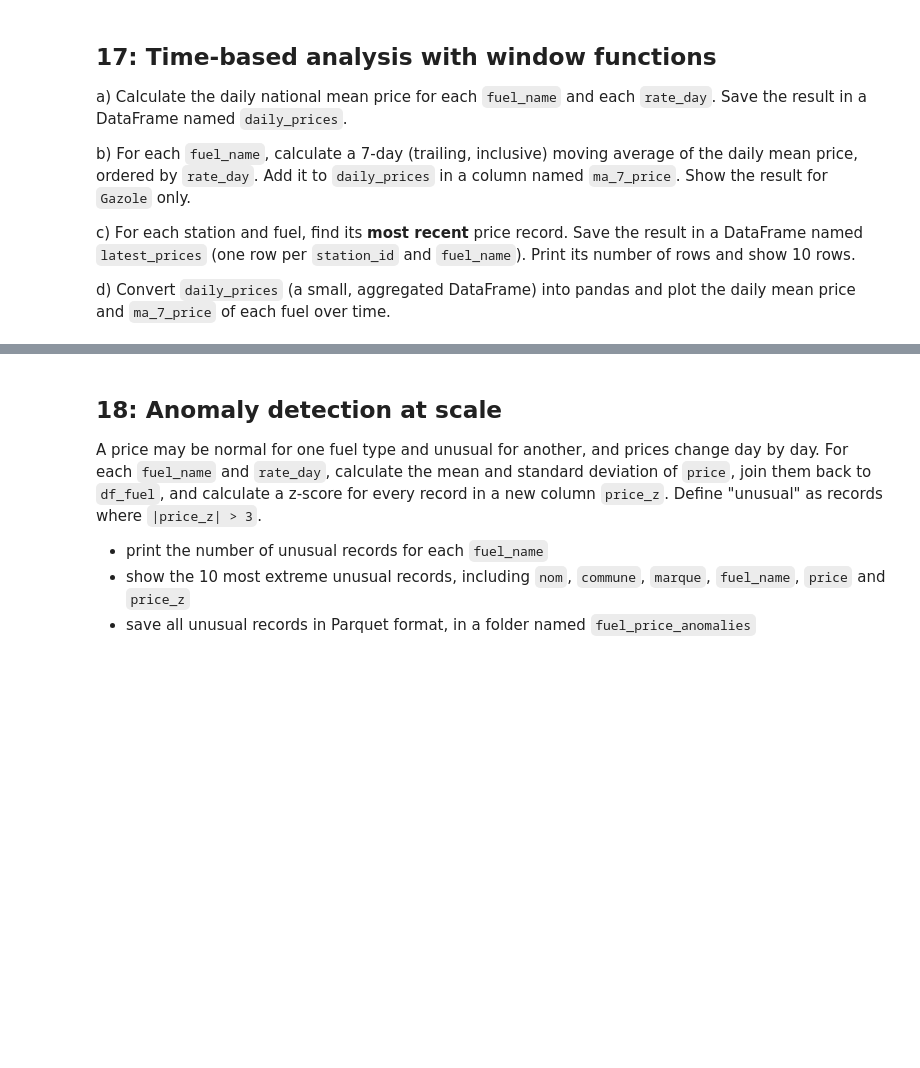
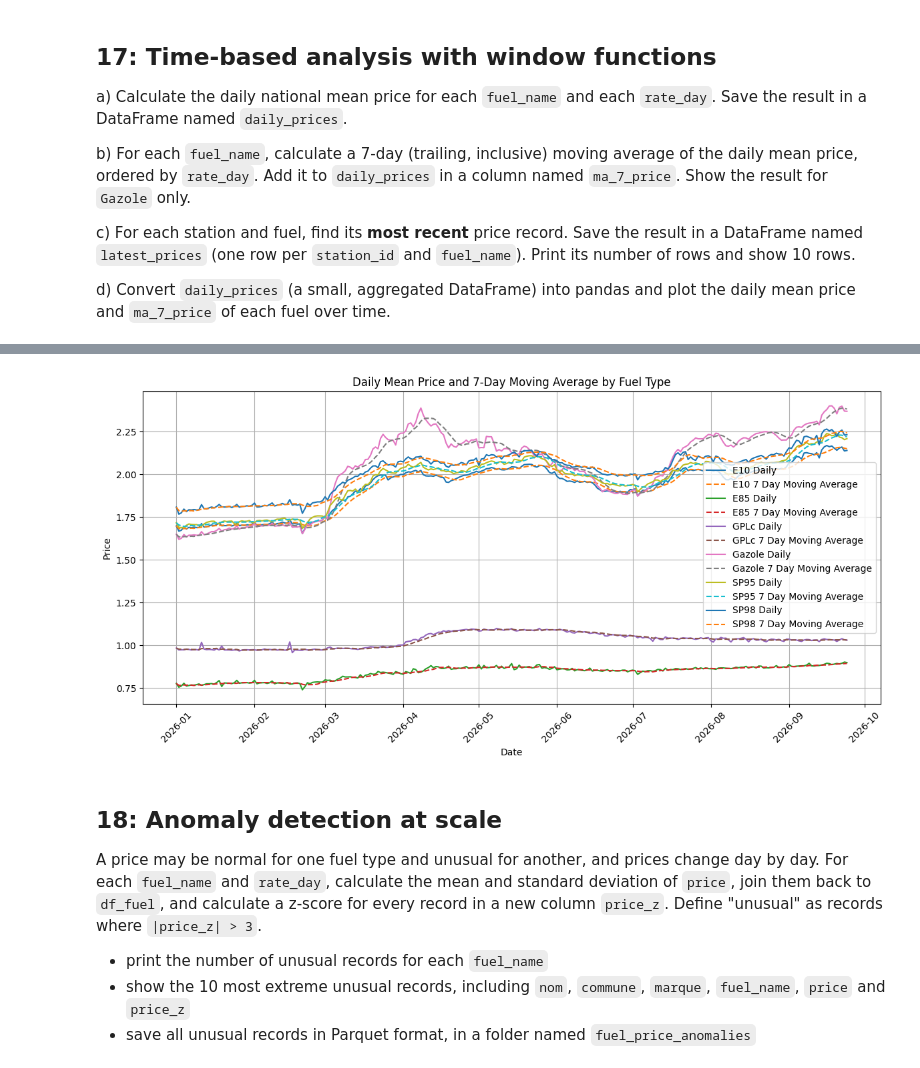
Before and after one commit to leon72305-source/26007815_tb1, a Jupyter notebook: 26007815_1.ipynb, the cells around one changed output, grey strips where cells are left out. Drawn from its saved outputs; the diff is of its cells as text; code cells hidden in the pictures; blank space fills up the shorter version.

```diff
--- a/26007815_1.ipynb
+++ b/26007815_1.ipynb
@@ -918,0 +1024,16 @@ It also caches `df_fuel` in memory, as the next questions reuse it many times.
+# %%
+# BEGIN SOLUTION
+rate_ts_parsed = F.coalesce(
+    F.to_timestamp("rate_date", "yyyy-MM-dd HH:mm:ss"),
+    F.to_timestamp("rate_date", "dd/MM/yyyy HH:mm") # Additional measure if row has different format
+)
+
+df_fuel = df_fuel.withColumn("rate_ts", rate_ts_parsed) \
+                 .withColumn("rate_day", F.to_date("rate_ts")) \
+                 .withColumn("day_of_week", F.date_format("rate_ts", "E")) \
+                 .withColumn("hour", F.hour("rate_ts")) \
+                 .withColumn("brent_date", F.to_date("brent_date", "yyyy-MM-dd")) # \ acts as a continuation line
+
+df_fuel.cache() # Stores DataFrame in RAM after parsing steps are done
+df_fuel.count() # Ensures df_fuel isn't changed by having same count as previous
+# END SOLUTION
@@ -961,0 +1166,49 @@ d) Convert `daily_prices` (a small, aggregated DataFrame) into pandas and plot t
+# %%
+# BEGIN SOLUTION
+# Daily National Mean Price per Fuel and Date
+daily_prices = (
+    df_fuel.groupBy("fuel_name", "rate_day")
+    .agg(F.round(F.mean("price"), 3).alias("daily_mean_price"))
+)
+# 7 Day Daily Moving Average
+window_7d = (
+    Window.partitionBy("fuel_name")
+    .orderBy(F.col("rate_day"))
+    .rowsBetween(-6, 0)
+)
+daily_prices = daily_prices.withColumn(
+    "ma_7_price",
+    F.round(F.avg("daily_mean_price").over(window_7d), 3)
+)
+daily_prices.filter(F.col("fuel_name") == "Gazole").show(10)
+# Most Recent Price Record
+station_window = (
+    Window.partitionBy("station_id", "fuel_name")
+    .orderBy(F.col("rate_ts").desc())
+)
+latest_prices = (
+    df_fuel.withColumn("row_num", F.row_number().over(station_window))
+    .filter(F.col("row_num") == 1)
+    .drop("row_num")
+)
+print(f"Number of Rows: {latest_prices.count()}")
+latest_prices.show(10)
+# Plot Daily Mean Price and Moving Average
+pdf_daily = daily_prices.toPandas()
+
+plt.figure(figsize=(12, 6))
+for fuel, group in pdf_daily.groupby("fuel_name"):
+  plt.plot(group["rate_day"], group["daily_mean_price"], label=f"{fuel} Daily")
+  plt.plot(group["rate_day"], group["ma_7_price"], linestyle="--", label=f"{fuel} 7 Day Moving Average")
+
+plt.xlabel("Date")
+plt.ylabel("Price")
+plt.title("Daily Mean Price and 7-Day Moving Average by Fuel Type")
+plt.legend()
+plt.xticks(rotation=45)
+
+plt.grid(True)
+plt.tight_layout()
+plt.show()
+# END SOLUTION
+# %% [output]
@@ -962,3 +1232,4 @@ d) Convert `daily_prices` (a small, aggregated DataFrame) into pandas and plot t
+[figure, added]
 # %%
 # Add at least one test case here to verify the correctness of your code.
 # You can use assertions or print statements to check the expected output.
```
Also changed, not shown: parts of 40 cells of this notebook.
